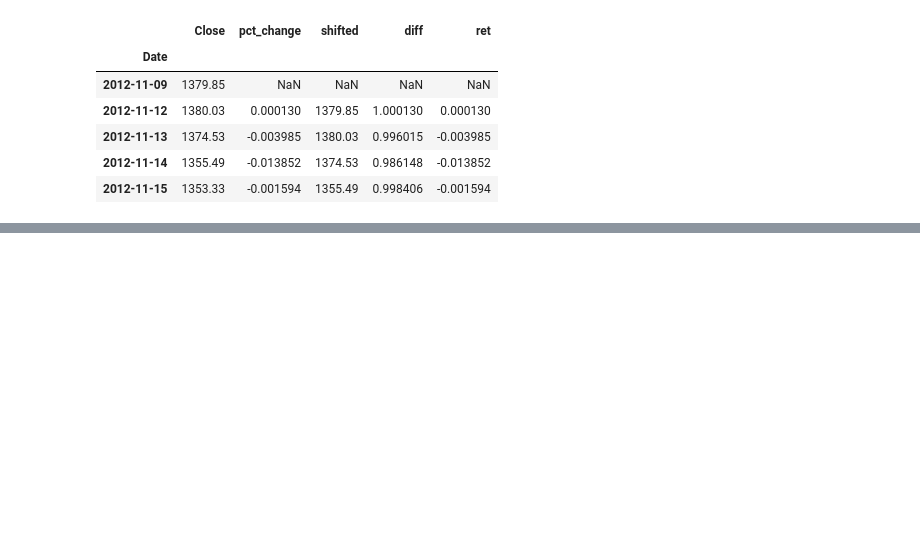
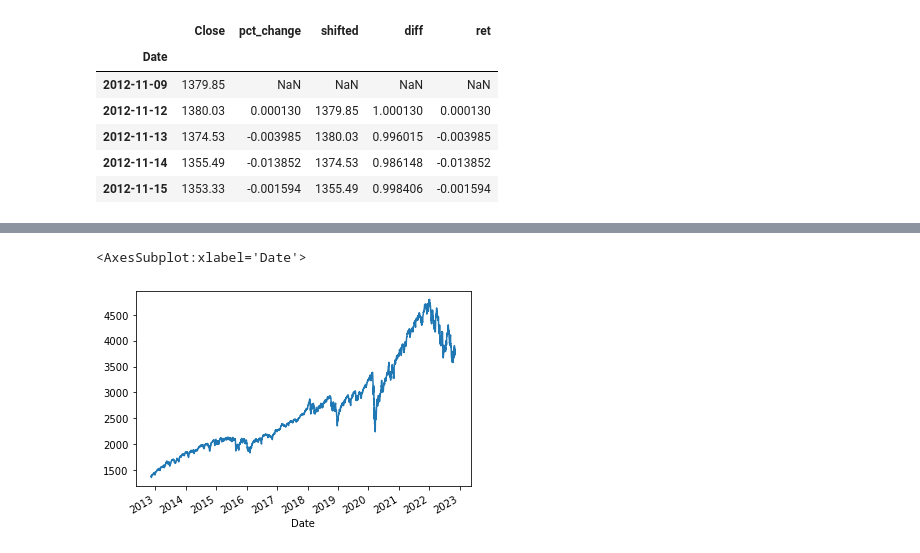
Before and after one commit to ievazzade/ML_Projects, a Jupyter notebook: TSA/stock.ipynb, the cells around one changed output, grey strips where cells are left out. Cells and saved outputs as stored; diff of their text form; code cells hidden in the pictures; blank space fills up the shorter version.

```diff
--- a/TSA/stock.ipynb
+++ b/TSA/stock.ipynb
@@ -140,0 +151,6 @@ df_spx.head()
+# %%
+# df_spx['pct_change'].iloc[0] = 1379.85
+df_spx['pct_change'].add(1).cumprod().sub(1).plot()
+# %% [output]
+<AxesSubplot:xlabel='Date'>
+[figure, added]
```
Also changed, not shown: parts of 2 cells of this notebook, 1 other file.
